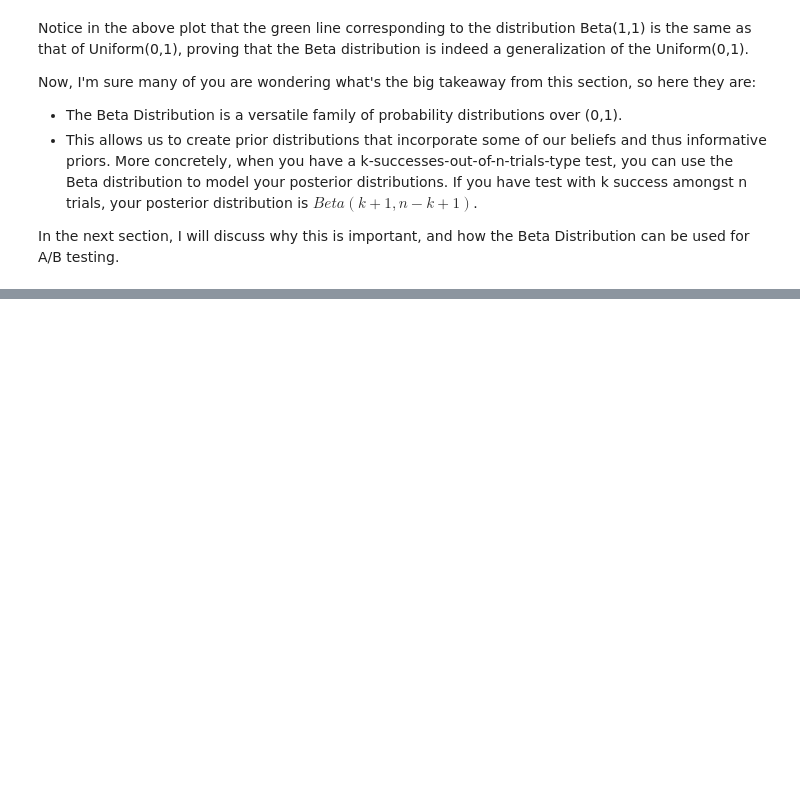
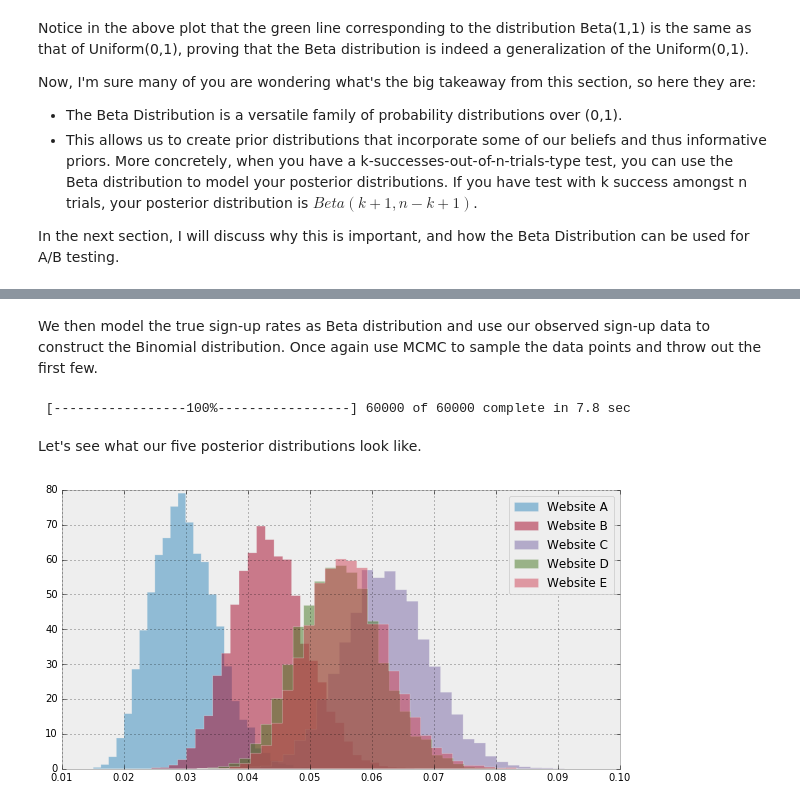
Before and after one commit to ethen8181/Business-Analytics, a Jupyter notebook: bayesian_statistics/bayesian_AB_test.ipynb, the cells around one changed output, grey strips where cells are left out. Saved outputs shown, nothing was run; the diff lists cells and outputs as text; code cells hidden in the pictures; blank space fills up the shorter version.

```diff
--- a/bayesian_statistics/bayesian_AB_test.ipynb
+++ b/bayesian_statistics/bayesian_AB_test.ipynb
@@ -210,0 +262,45 @@ plt.show()
+# %%
+@pm.stochastic( dtype = np.float64 )
+def beta_priors( value = [ 1.0, 1.0 ] ):
+    a, b = value
+    if a <= 0 or b <= 0:
+        return -np.inf
+    else:
+        return np.log( np.power( ( a + b ), -2.5 ) )
+
+a = beta_priors[0]
+b = beta_priors[1]
+# %% [markdown]
+We then model the true sign-up rates as Beta distribution and use our observed sign-up data to construct the Binomial distribution. Once again use MCMC to sample the data points and throw out the first few.
+# %%
+# The hidden, true rate for each website, or simply
+# this is what we don't know, but would like to find out
+true_rates = pm.Beta( 'true_rates', a, b, size = 5 )
+
+# The observed values, clicks and orders
+trials = np.array([ 1055, 1057, 1065, 1039, 1046 ])
+successes = np.array([ 28, 45, 69, 58, 60 ])
+observed_values = pm.Binomial( 'observed_values', trials, true_rates,
+                               value = successes, observed = True )
+
+model1 = pm.Model([ a, b, true_rates, observed_values ])
+mcmc1  = pm.MCMC(model1)
+mcmc1.sample( 60000, burn = 10000 )
+# %% [output]
+ [-----------------100%-----------------] 60000 of 60000 complete in 7.8 sec
+# %% [markdown]
+Let's see what our five posterior distributions look like.
+# %%
+traces = mcmc1.trace('true_rates')[:]
+
+plt.figure( figsize = ( 10, 5 ) )
+for i in range(5):
+    # our true rates was a size of 5, thus each column represents each true rate
+    plt.hist( traces[ :, i ],
+              histtype = 'stepfilled', bins = 30, alpha = 0.5,
+              label = "Website %s" % chr( 65 + i ), normed = True )
+
+plt.legend(loc = "upper right")
+plt.show()
+# %% [output]
+[figure, added]
```
Also changed, not shown: parts of 27 cells of this notebook, 2 other files.
